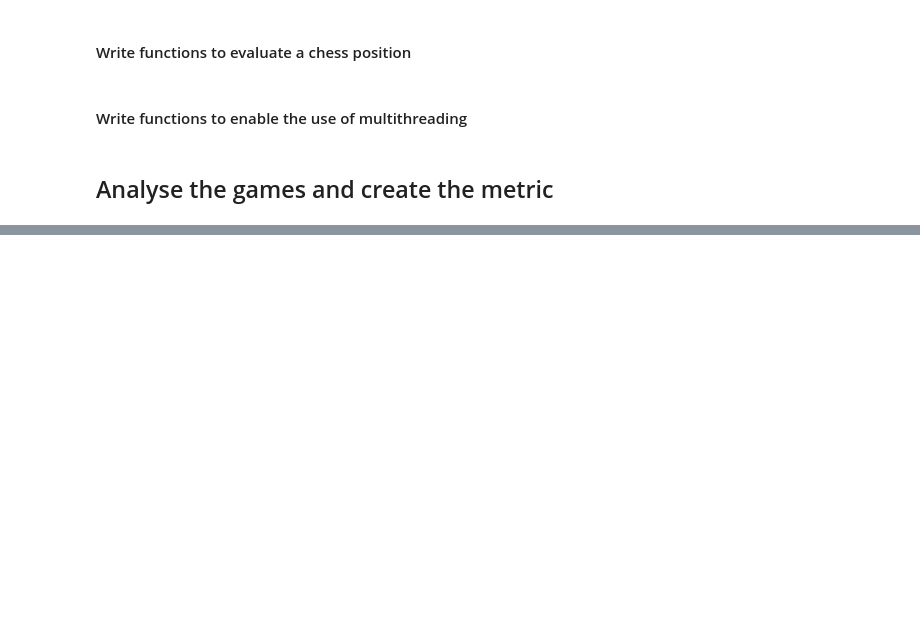
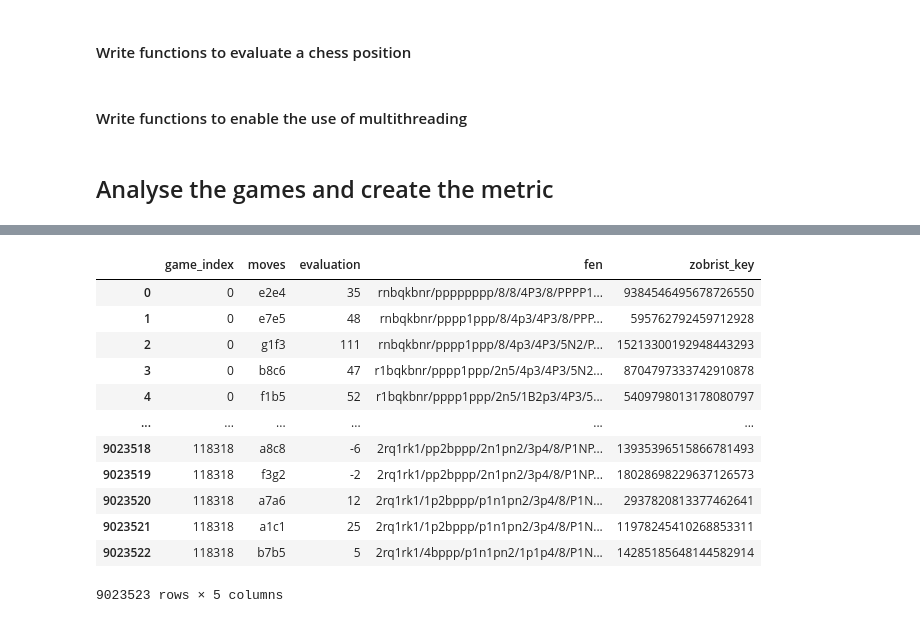
Before and after one commit to Tristan-Amadei/chess-moveAnalysis, a Jupyter notebook: Code/Create metric - multithread.ipynb, the cells around one changed output, grey strips where cells are left out. Cells and saved outputs as stored; diff of their text form; code cells hidden in the pictures; blank space fills up the shorter version.

```diff
--- a/Code/Create metric - multithread.ipynb
+++ b/Code/Create metric - multithread.ipynb
@@ -410,0 +410,16 @@ with tqdm(total=nb_total_moves) as pbar:
+# %%
+moves_df
+# %% [output]
+|  | game_index | moves | evaluation | fen | zobrist_key |
+| 0 | 0 | e2e4 | 35 | rnbqkbnr/pppppppp/8/8/4P3/8/PPPP1... | 9384546495678726550 |
+| 1 | 0 | e7e5 | 48 | rnbqkbnr/pppp1ppp/8/4p3/4P3/8/PPP... | 595762792459712928 |
+| 2 | 0 | g1f3 | 111 | rnbqkbnr/pppp1ppp/8/4p3/4P3/5N2/P... | 15213300192948443293 |
+| 3 | 0 | b8c6 | 47 | r1bqkbnr/pppp1ppp/2n5/4p3/4P3/5N2... | 8704797333742910878 |
+| 4 | 0 | f1b5 | 52 | r1bqkbnr/pppp1ppp/2n5/1B2p3/4P3/5... | 5409798013178080797 |
+| ... | ... | ... | ... | ... | ... |
+| 9023518 | 118318 | a8c8 | -6 | 2rq1rk1/pp2bppp/2n1pn2/3p4/8/P1NP... | 13935396515866781493 |
+| 9023519 | 118318 | f3g2 | -2 | 2rq1rk1/pp2bppp/2n1pn2/3p4/8/P1NP... | 18028698229637126573 |
+| 9023520 | 118318 | a7a6 | 12 | 2rq1rk1/1p2bppp/p1n1pn2/3p4/8/P1N... | 2937820813377462641 |
+| 9023521 | 118318 | a1c1 | 25 | 2rq1rk1/1p2bppp/p1n1pn2/3p4/8/P1N... | 11978245410268853311 |
+| 9023522 | 118318 | b7b5 | 5 | 2rq1rk1/4bppp/p1n1pn2/1p1p4/8/P1N... | 14285185648144582914 |
+9023523 rows × 5 columns
```
Also changed, not shown: parts of 10 cells of this notebook, 2 other files.
